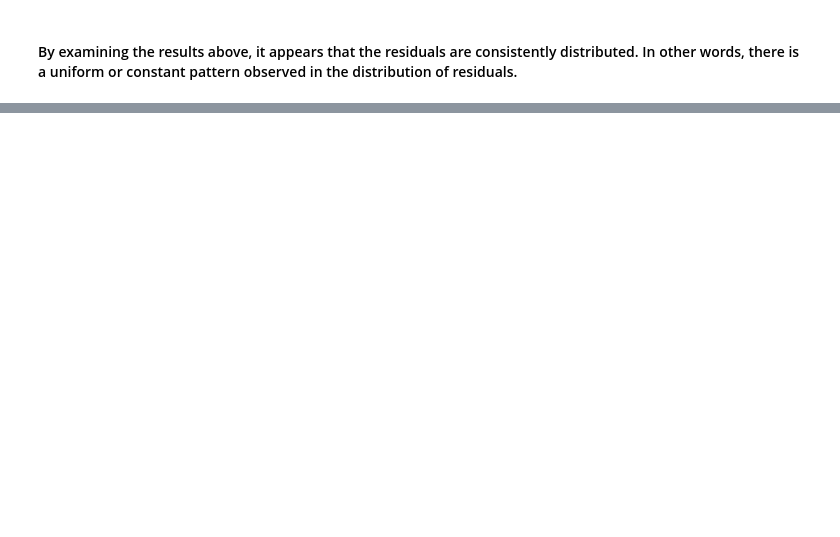
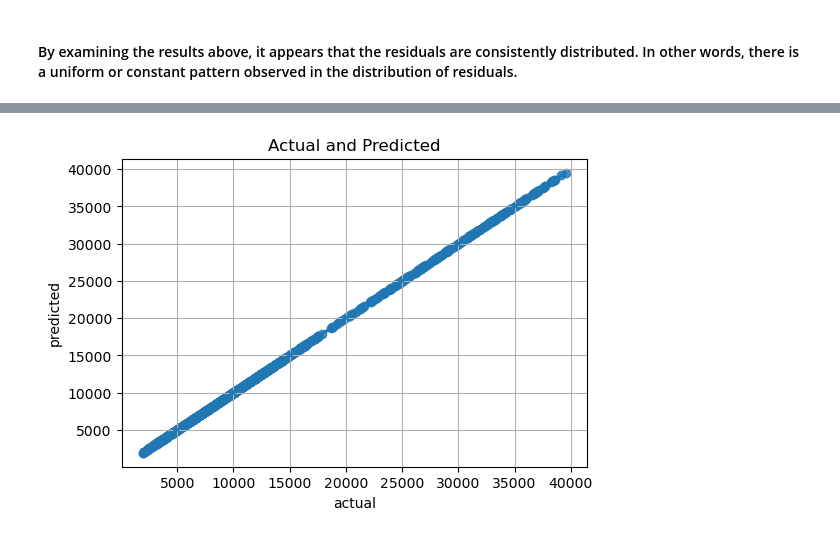
Before and after one commit to ShrajanKumar/Insurance_cost_prediction, a Jupyter notebook: statistical_analysis_and_modeling eda.ipynb, the cells around one changed output, grey strips where cells are left out. Cells and saved outputs as stored; diff of their text form; code cells hidden in the pictures; blank space fills up the shorter version.

Commit message:
updated ipynb file
Continued modeling (polynomial applied)

```diff
--- a/statistical_analysis_and_modeling eda.ipynb
+++ b/statistical_analysis_and_modeling eda.ipynb
@@ -1674,2 +1673,7 @@ check_homoscedasticity(result,residuals)
 # %% [markdown]
 #### By examining the results above, it appears that the residuals are consistently distributed. In other words, there is a uniform or constant pattern observed in the distribution of residuals.
+# %%
+from sklearn.preprocessing import PolynomialFeatures
+poly = PolynomialFeatures(degree=2)
+x_poly=poly.fit_transform(x_train)
+x_test_poly=poly.transform(x_test)
@@ -1675,0 +1684,24 @@ check_homoscedasticity(result,residuals)
+# %%
+def reg(x_poly, y_train):
+    lreg = LinearRegression()
+    lreg.fit(x_poly,y_train)
+    y_pred=lreg.predict(x_poly)
+    print('Mean square Error (MsE):', round(mean_squared_error(y_train, y_pred),3))
+    print('Mean square Error (MRSE):', np.sqrt(round(mean_squared_error(y_train, y_pred),3)))
+
+    r_square=round(r2_score(y_train, y_pred),5)
+    print('R2_score:',r_square)
+
+    n=x_poly.shape[0]
+    k=x_poly.shape[1]
+    adjusted_r_squared = 1 - ((1 - r_square) * (n - 1) / (n - k - 1))
+    print("Adjusted r2_score",round(adjusted_r_squared,5))
+    return y_pred
+# %%
+# poly transformation on train data
+
+y_train_pred=reg(x_poly , y_train)
+print()
+print("____________________________________")
+print()
+y_test_pred=reg(x_test_poly,y_test)
@@ -1675,0 +1771,3 @@ check_homoscedasticity(result,residuals)
+# %%
+result=pd.DataFrame({"predicted":y_train_pred.flatten(),"actual":y_train.flatten()})
+result.head()
@@ -1675,0 +1797,4 @@ check_homoscedasticity(result,residuals)
+# %%
+check_linearity(result,"actual","predicted")
+# %% [output]
+[figure, added]
```
Also changed, not shown: parts of 23 cells of this notebook.
